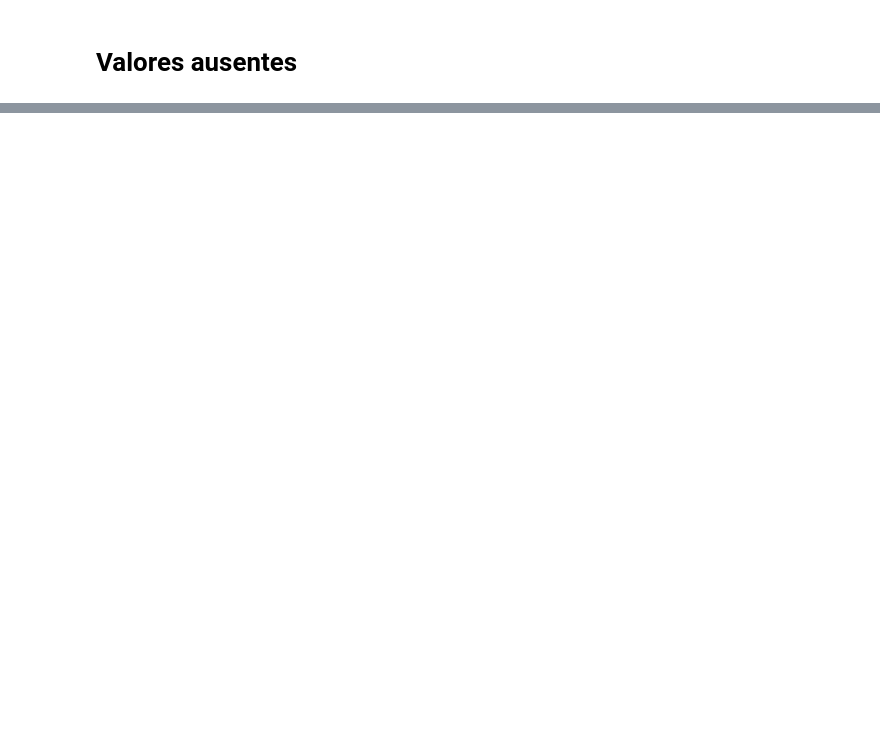
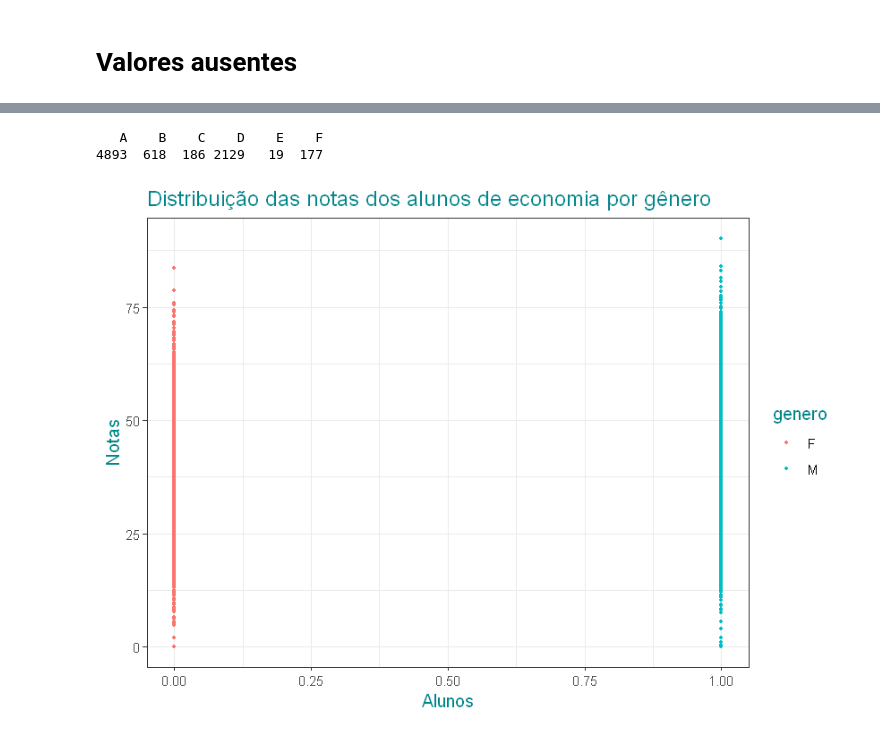
Before and after one commit to emariot/econometria, a Jupyter notebook: funcao_desempenho.ipynb, the cells around one changed output, grey strips where cells are left out. Cells and saved outputs as stored; diff of their text form; code cells hidden in the pictures; blank space fills up the shorter version.

```diff
--- a/funcao_desempenho.ipynb
+++ b/funcao_desempenho.ipynb
@@ -153,0 +177,2 @@ head(df)
+# %%
+df = subset(df, QE_I02 != "")
@@ -153,0 +189,4 @@ head(df)
+# %%
+df_1 = df %>%
+        select(NT_GER, TP_SEXO, QE_I02, QE_I08) %>%
+        rename(nota=NT_GER, genero=TP_SEXO, cor=QE_I02, renda=QE_I08)
@@ -153,0 +211,2 @@ head(df)
+# %%
+df_1 = dummy_cols(df_1, remove_first_dummy = TRUE)
@@ -153,0 +223,17 @@ head(df)
+# %%
+table(df_1$cor)
+# %% [output]
+   A    B    C    D    E    F
+4893  618  186 2129   19  177
+# %%
+df_1$cor = mapvalues(df_1$cor, from=c("A","B","C","D","E","F"), to=c("branca","preta","amarela","parda","indigina","não declarado"))
+# %%
+options(repr.plot.width = 7, repr.plot.height = 5)
+ggplot(data=df_1, aes(y=nota, x=genero_M))+
+    geom_point(aes(color=genero), size=0.8)+
+    ggtitle("Distribuição das notas dos alunos de economia por gênero")+
+    labs(x="Alunos", y="Notas")+
+    theme_bw()+
+    theme(title=element_text(size=12,color="turquoise4"))
+# %% [output]
+[figure, added]
```
Also changed, not shown: parts of 20 cells of this notebook.
